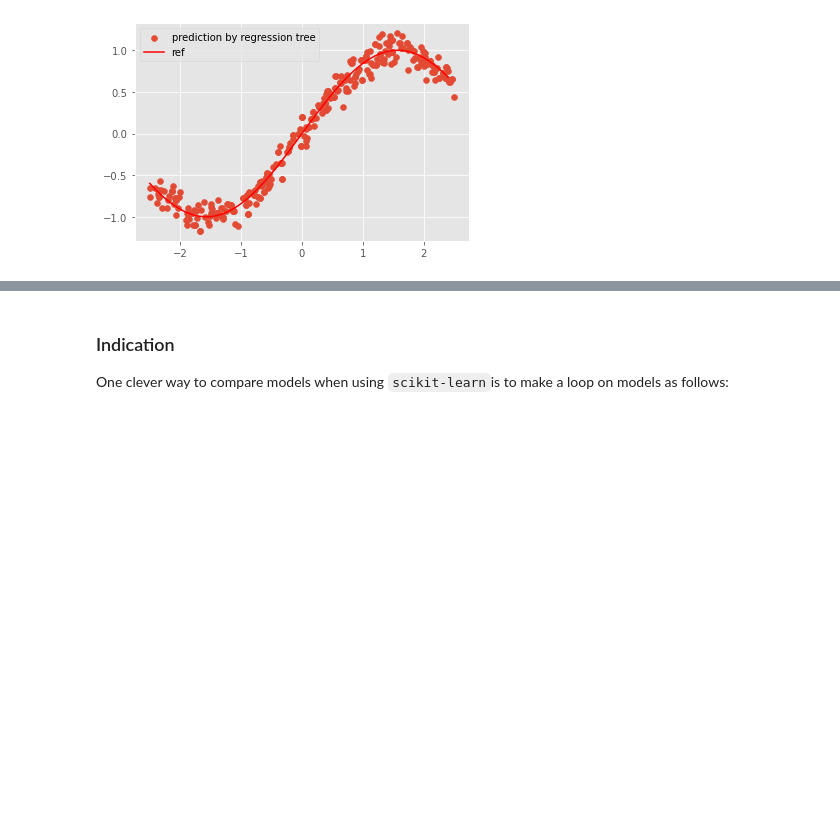
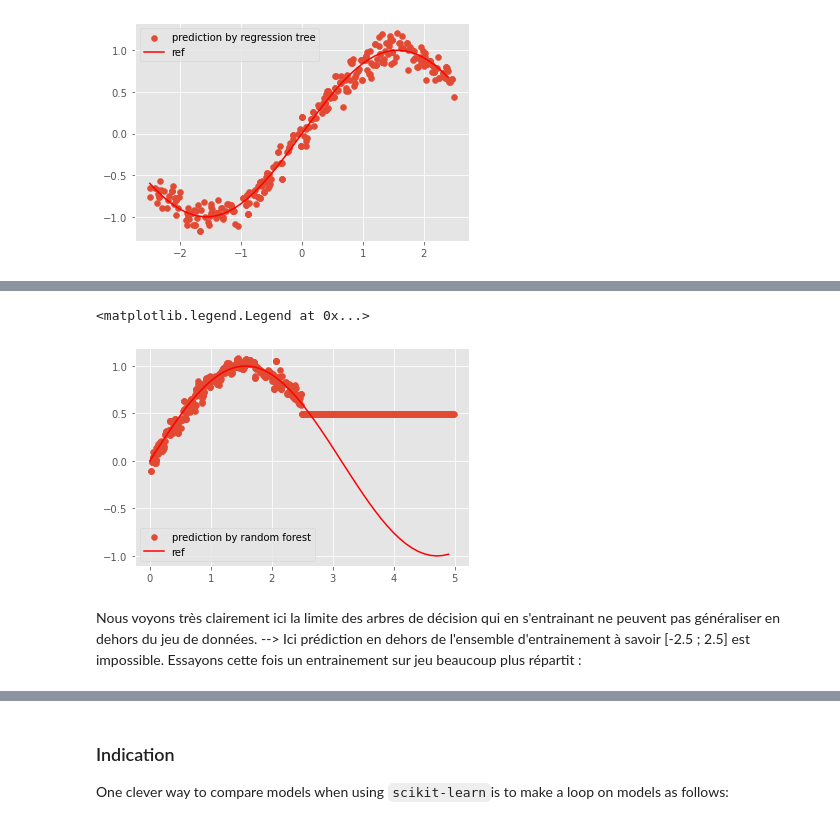
Before and after one commit to VictorCilleros/ML, a Jupyter notebook: TP4_decision_trees/TP4_decision_trees.ipynb, the cells around one changed output, grey strips where cells are left out. Cells and saved outputs as stored; diff of their text form; code cells hidden in the pictures; blank space fills up the shorter version.

```diff
--- a/TP4_decision_trees/TP4_decision_trees.ipynb
+++ b/TP4_decision_trees/TP4_decision_trees.ipynb
@@ -686,0 +738,12 @@ Précision de l'abre de régression    : 0.9632
+# %%
+plt.figure()
+plt.scatter(df_sin_new_fen['x'].values.reshape(-1,1),regrf.predict(df_sin_new_fen['x'].values.reshape(-1,1)),label='prediction by random forest')
+plt.plot(np.arange(start,end,0.1),np.sin(np.arange(start,end,0.1)),'r-',label='ref')
+plt.legend()
+# %% [output]
+<matplotlib.legend.Legend at 0x...>
+[figure, added]
+# %% [markdown]
+Nous voyons très clairement ici la limite des arbres de décision qui en s'entrainant ne peuvent pas généraliser en dehors du jeu de données.
+--> Ici prédiction en dehors de l'ensemble d'entrainement à savoir [-2.5 ; 2.5] est impossible.
+Essayons cette fois un entrainement sur jeu beaucoup plus répartit :
```
Also changed, not shown: parts of 18 cells of this notebook.
